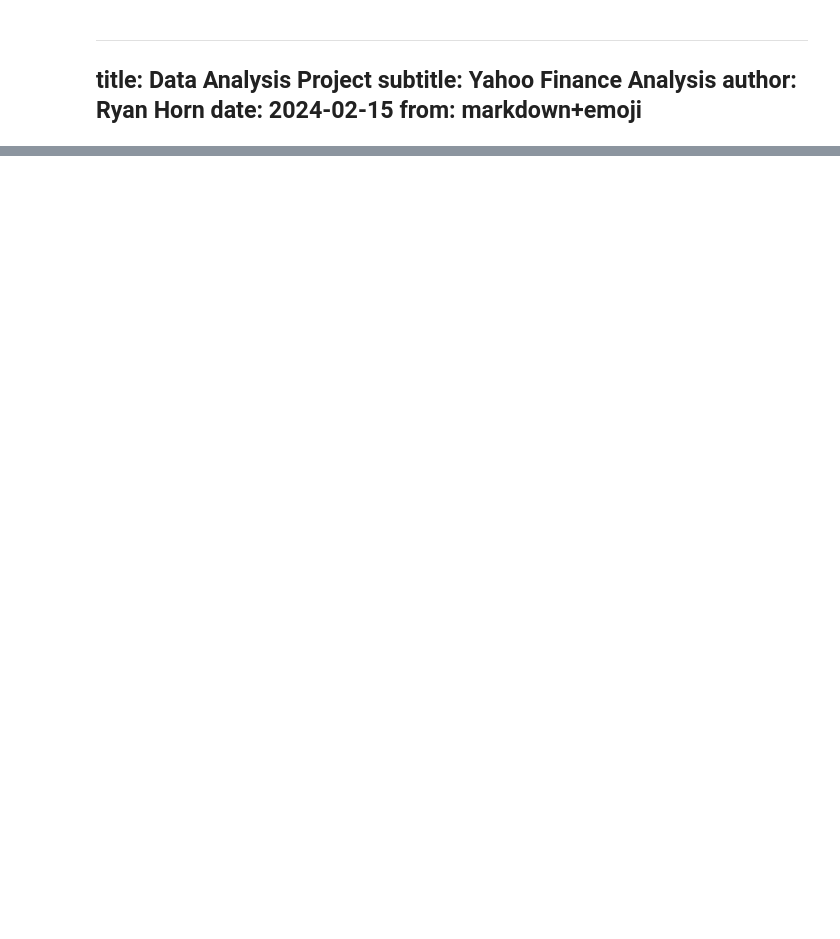
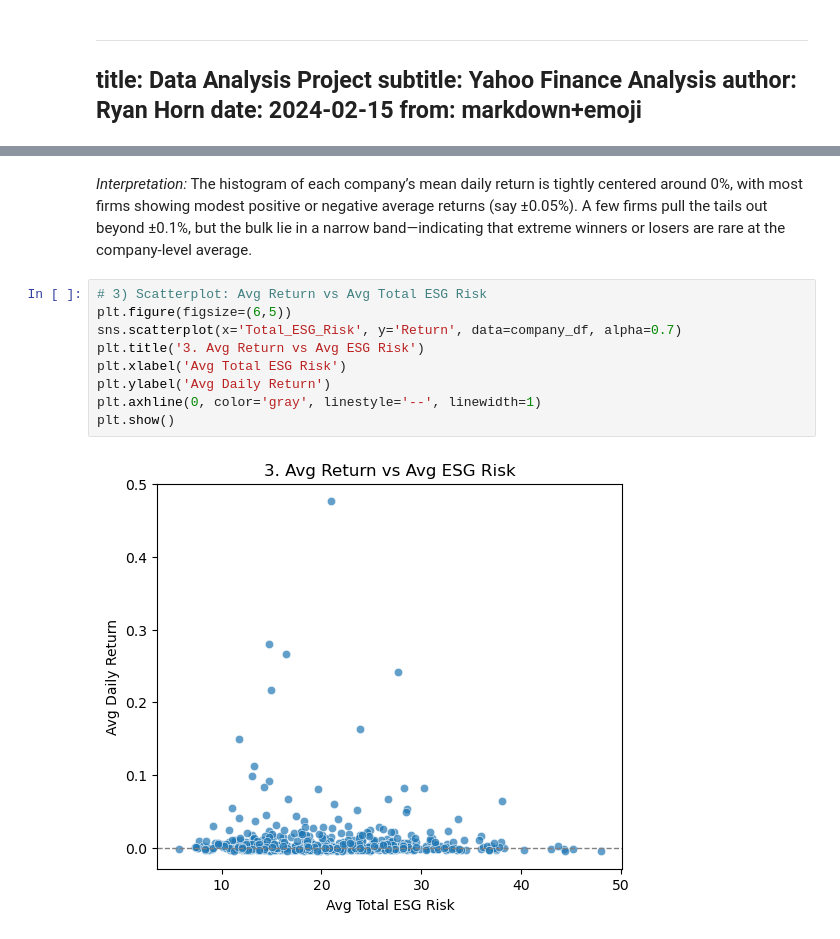
Before and after one commit to rhorn15/rhorn15.github.io, a Jupyter notebook: DANL210_proj.ipynb, the cells around one changed output, grey strips where cells are left out. Cells and saved outputs as stored; diff of their text form; blank space fills up the shorter version.

```diff
--- a/DANL210_proj.ipynb
+++ b/DANL210_proj.ipynb
@@ -249,0 +252,13 @@ plt.show()
+# %% [markdown]
+*Interpretation:* The histogram of each company’s mean daily return is tightly centered around 0%, with most firms showing modest positive or negative average returns (say ±0.05%). A few firms pull the tails out beyond ±0.1%, but the bulk lie in a narrow band—indicating that extreme winners or losers are rare at the company-level average.
+# %%
+# 3) Scatterplot: Avg Return vs Avg Total ESG Risk
+plt.figure(figsize=(6,5))
+sns.scatterplot(x='Total_ESG_Risk', y='Return', data=company_df, alpha=0.7)
+plt.title('3. Avg Return vs Avg ESG Risk')
+plt.xlabel('Avg Total ESG Risk')
+plt.ylabel('Avg Daily Return')
+plt.axhline(0, color='gray', linestyle='--', linewidth=1)
+plt.show()
+# %% [output]
+[figure, added]
```
Also changed, not shown: parts of 22 cells of this notebook, 9 other files.
